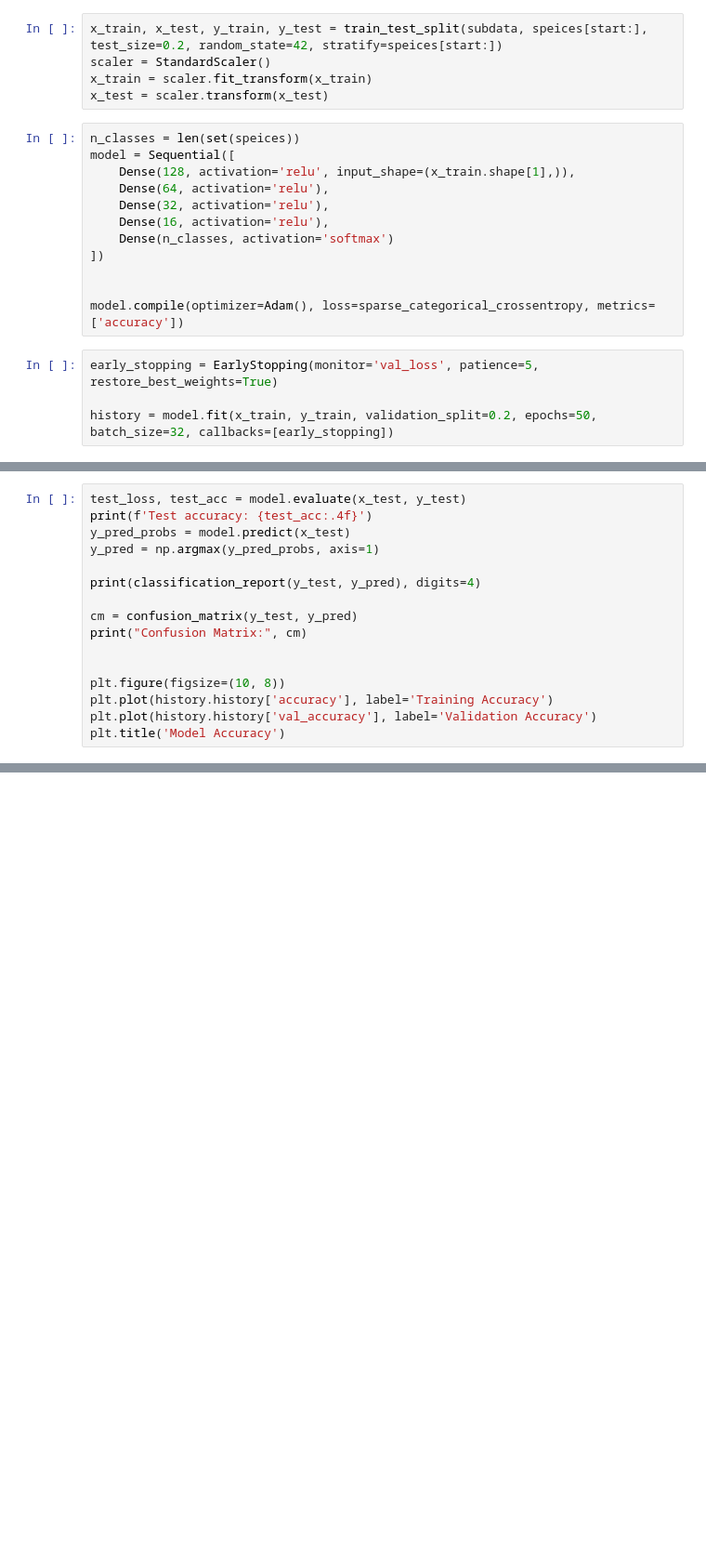
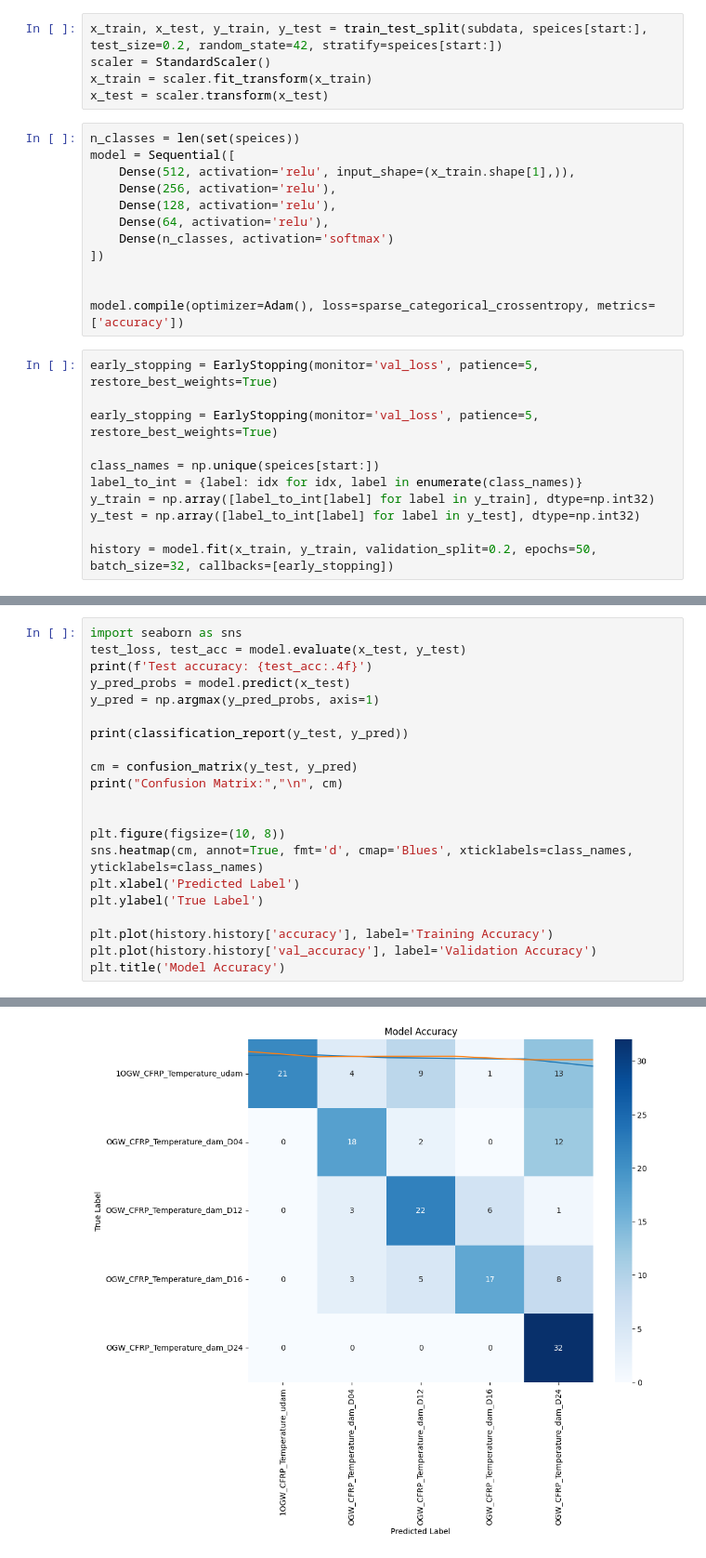
Before and after one commit to Deathound6/SDAI_Project, a Jupyter notebook: SDAI Project.ipynb, the cells around one changed output, grey strips where cells are left out. Shown at 93% size. Cells and saved outputs as stored; diff of their text form; blank space fills up the shorter version.

```diff
--- a/SDAI Project.ipynb
+++ b/SDAI Project.ipynb
@@ -101,10 +96,10 @@ x_test = scaler.transform(x_test)
 # %%
 n_classes = len(set(speices))
 model = Sequential([
-    Dense(128, activation='relu', input_shape=(x_train.shape[1],)),
+    Dense(512, activation='relu', input_shape=(x_train.shape[1],)),
+    Dense(256, activation='relu'),
+    Dense(128, activation='relu'),
     Dense(64, activation='relu'),
-    Dense(32, activation='relu'),
-    Dense(16, activation='relu'),
     Dense(n_classes, activation='softmax')
 ])
 
@@ -113,5 +108,12 @@ model.compile(optimizer=Adam(), loss=sparse_categorical_crossentropy, metrics=['
 # %%
 early_stopping = EarlyStopping(monitor='val_loss', patience=5, restore_best_weights=True)
 
+early_stopping = EarlyStopping(monitor='val_loss', patience=5, restore_best_weights=True)
+
+class_names = np.unique(speices[start:])
+label_to_int = {label: idx for idx, label in enumerate(class_names)}
+y_train = np.array([label_to_int[label] for label in y_train], dtype=np.int32)
+y_test = np.array([label_to_int[label] for label in y_test], dtype=np.int32)
+
 history = model.fit(x_train, y_train, validation_split=0.2, epochs=50, batch_size=32, callbacks=[early_stopping])
 # %% [output]
@@ -119,16 +137,22 @@ ValueError: Argument `validation_split` is only supported for tensors or NumPy a
 # %%
+import seaborn as sns
 test_loss, test_acc = model.evaluate(x_test, y_test)
 print(f'Test accuracy: {test_acc:.4f}')
 y_pred_probs = model.predict(x_test)
 y_pred = np.argmax(y_pred_probs, axis=1)
 
-print(classification_report(y_test, y_pred), digits=4)
+print(classification_report(y_test, y_pred))
 
 cm = confusion_matrix(y_test, y_pred)
-print("Confusion Matrix:", cm)
+print("Confusion Matrix:","\n", cm)
 
 
 plt.figure(figsize=(10, 8))
+sns.heatmap(cm, annot=True, fmt='d', cmap='Blues', xticklabels=class_names, yticklabels=class_names)
+plt.xlabel('Predicted Label')
+plt.ylabel('True Label')
+
 plt.plot(history.history['accuracy'], label='Training Accuracy')
 plt.plot(history.history['val_accuracy'], label='Validation Accuracy')
 plt.title('Model Accuracy')
+# %% [output]
@@ -134,0 +177 @@ plt.title('Model Accuracy')
+[figure, added]
```
Also changed, not shown: parts of 7 cells of this notebook.
